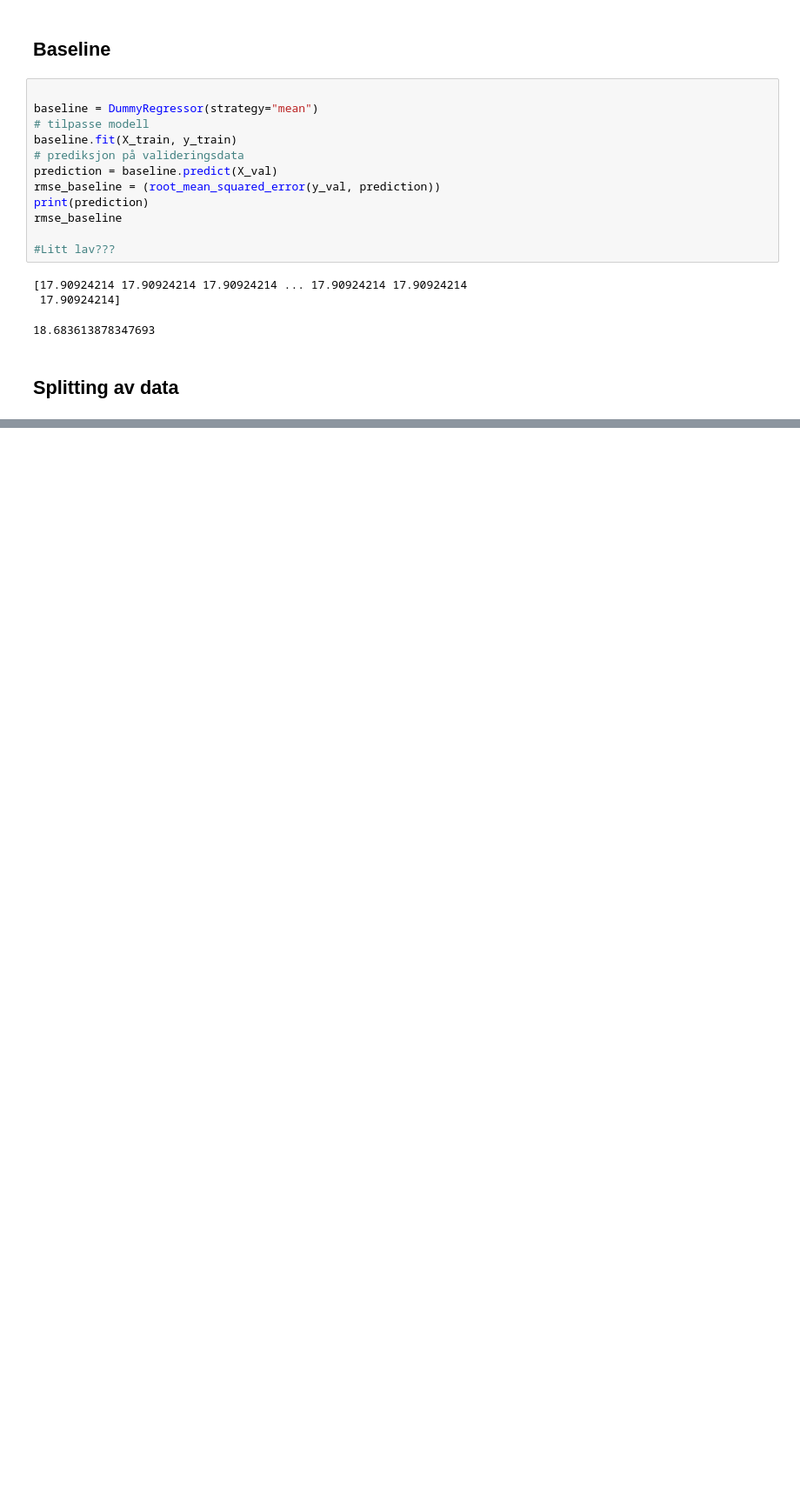
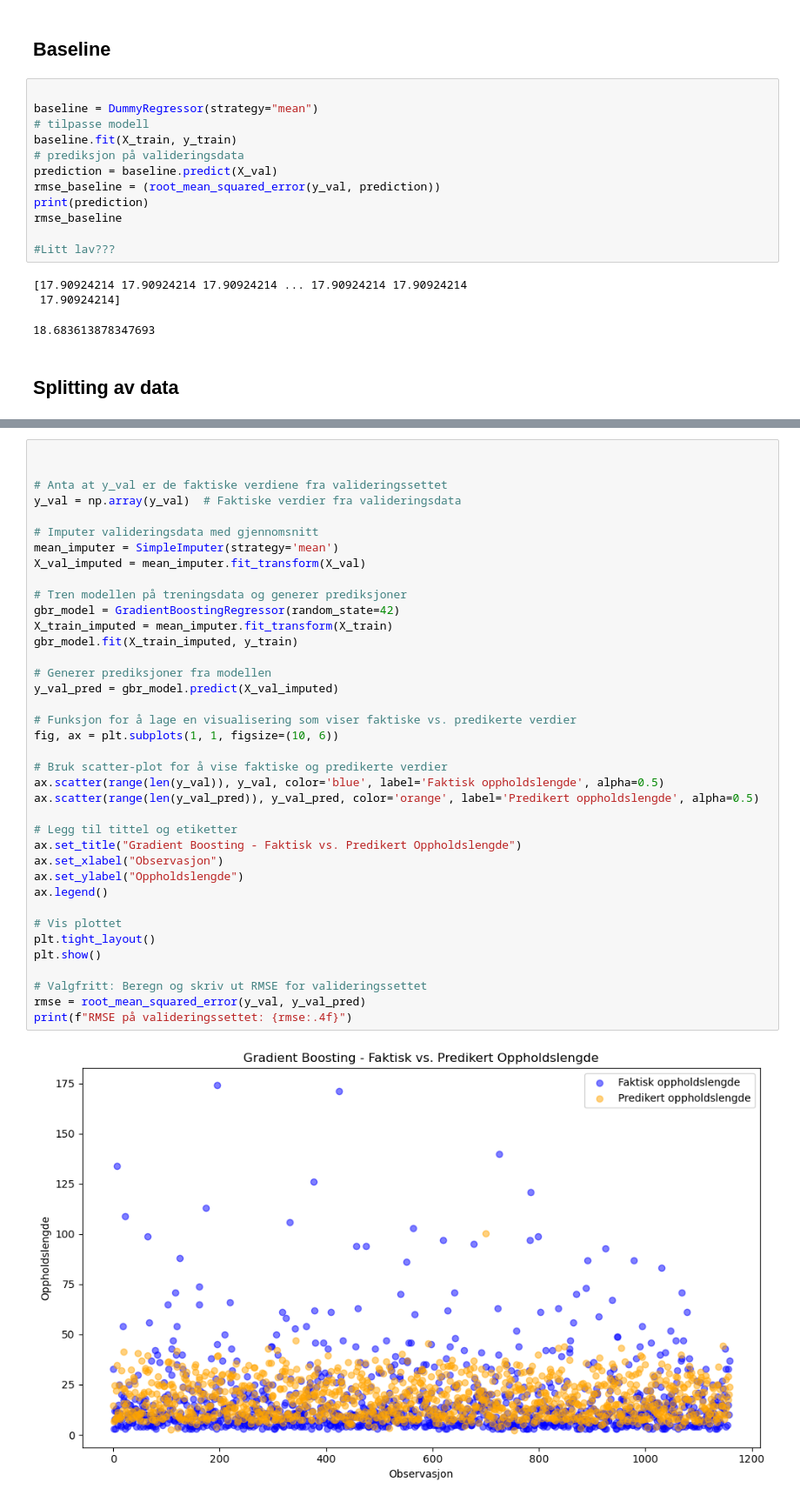
Before and after one commit to EllaSolberg/HospitalLengthofStayEstimation, a Jupyter notebook: Del2.ipynb, the cells around one changed output, grey strips where cells are left out. Shown at 87% size. Saved outputs shown, nothing was run; the diff lists cells and outputs as text; blank space fills up the shorter version.

```diff
--- a/Del2.ipynb
+++ b/Del2.ipynb
@@ -363,0 +408,40 @@ Test RMSE: 23.4427
+# %%
+
+
+# Anta at y_val er de faktiske verdiene fra valideringssettet
+y_val = np.array(y_val)  # Faktiske verdier fra valideringsdata
+
+# Imputer valideringsdata med gjennomsnitt
+mean_imputer = SimpleImputer(strategy='mean')
+X_val_imputed = mean_imputer.fit_transform(X_val)
+
+# Tren modellen på treningsdata og generer prediksjoner
+gbr_model = GradientBoostingRegressor(random_state=42)
+X_train_imputed = mean_imputer.fit_transform(X_train)
+gbr_model.fit(X_train_imputed, y_train)
+
+# Generer prediksjoner fra modellen
+y_val_pred = gbr_model.predict(X_val_imputed)
+
+# Funksjon for å lage en visualisering som viser faktiske vs. predikerte verdier
+fig, ax = plt.subplots(1, 1, figsize=(10, 6))
+
+# Bruk scatter-plot for å vise faktiske og predikerte verdier
+ax.scatter(range(len(y_val)), y_val, color='blue', label='Faktisk oppholdslengde', alpha=0.5)
+ax.scatter(range(len(y_val_pred)), y_val_pred, color='orange', label='Predikert oppholdslengde', alpha=0.5)
+
+# Legg til tittel og etiketter
+ax.set_title("Gradient Boosting - Faktisk vs. Predikert Oppholdslengde")
+ax.set_xlabel("Observasjon")
+ax.set_ylabel("Oppholdslengde")
+ax.legend()
+
+# Vis plottet
+plt.tight_layout()
+plt.show()
+
+# Valgfritt: Beregn og skriv ut RMSE for valideringssettet
+rmse = root_mean_squared_error(y_val, y_val_pred)
+print(f"RMSE på valideringssettet: {rmse:.4f}")
+# %% [output]
+[figure, added]
```
Also changed, not shown: parts of 26 cells of this notebook, 2 other files.
